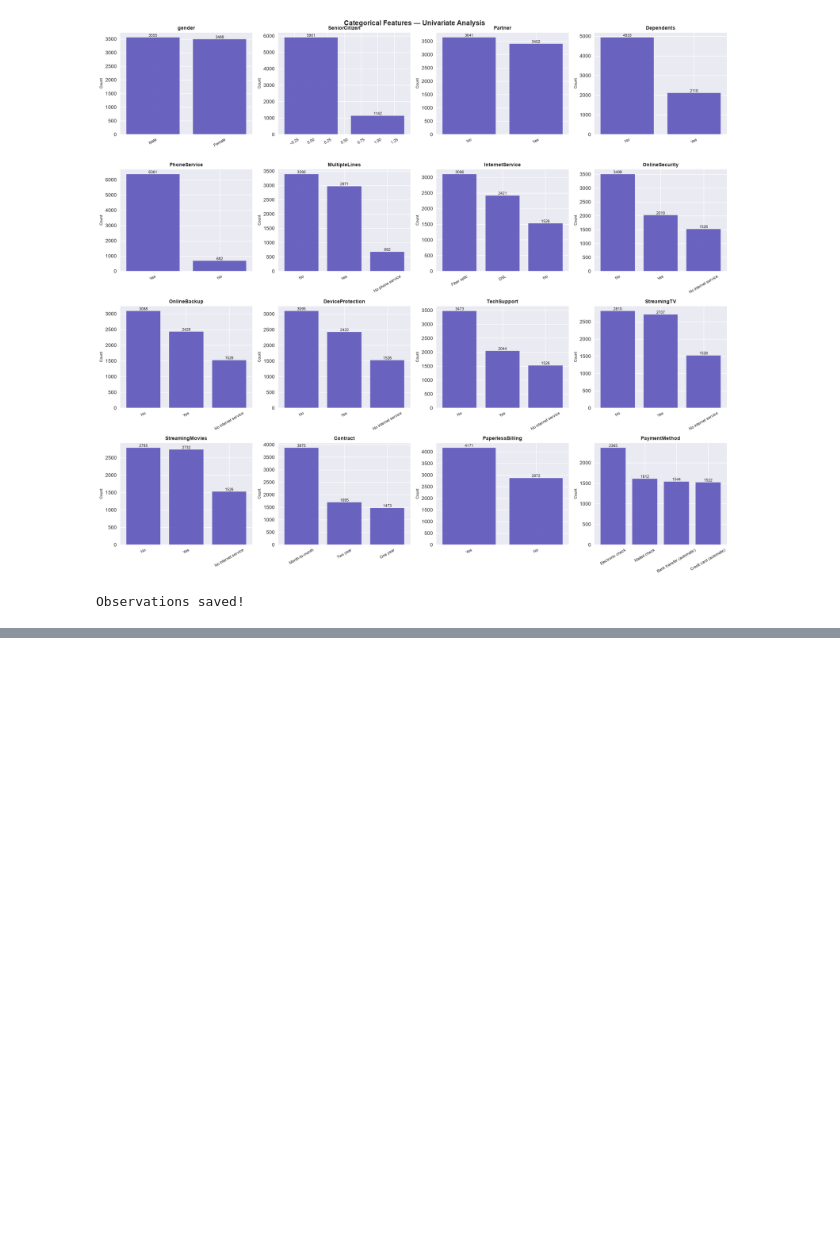
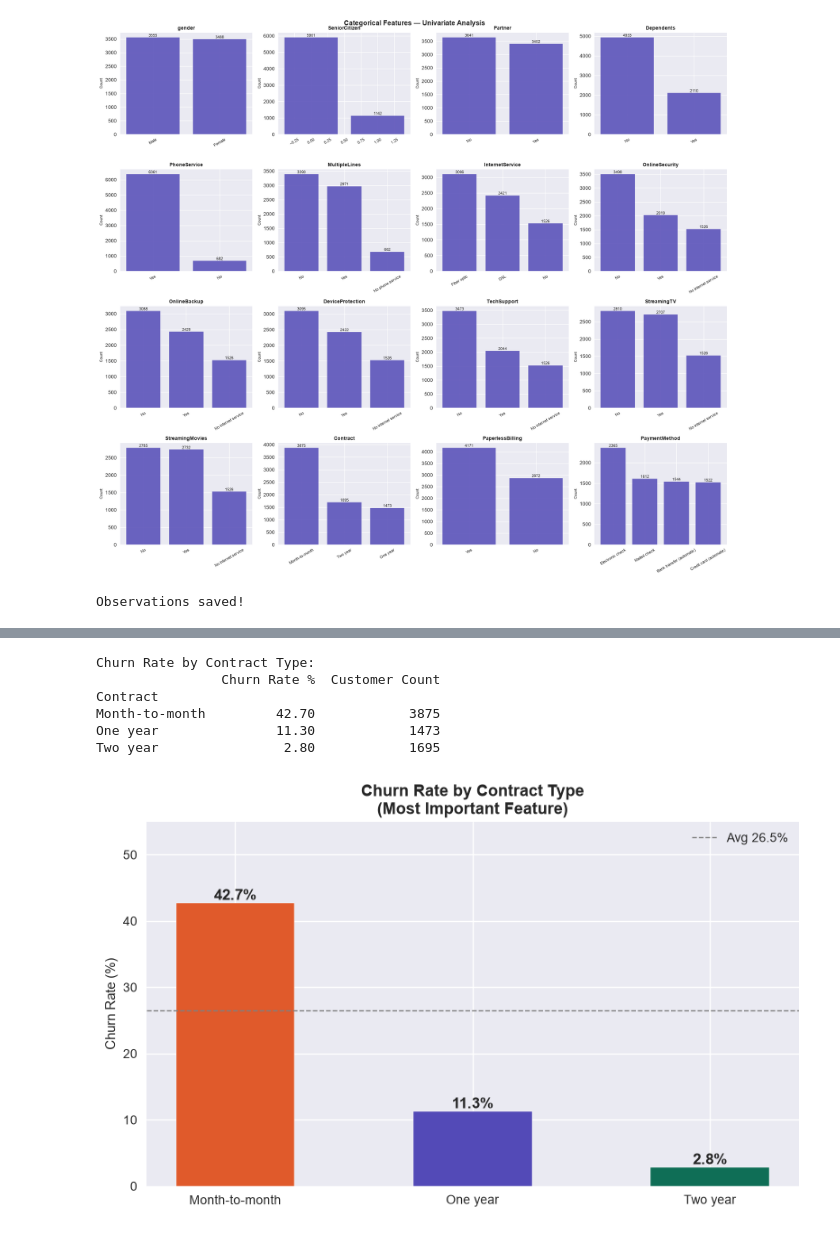
Before and after one commit to Kasak02/churn-predictor, a Jupyter notebook: 02_eda.ipynb, the cells around one changed output, grey strips where cells are left out. Drawn from its saved outputs; the diff is of its cells as text; code cells hidden in the pictures; blank space fills up the shorter version.

```diff
--- a/02_eda.ipynb
+++ b/02_eda.ipynb
@@ -347,0 +425,32 @@ Observations saved!
+# %%
+# contract type is the strongest predictor
+contract_churn = df.groupby('Contract')['Churn_Binary'].agg(['mean', 'count'])
+contract_churn['mean'] = contract_churn['mean'] * 100
+contract_churn.columns = ['Churn Rate %', 'Customer Count']
+
+print("Churn Rate by Contract Type:")
+print(contract_churn.round(1))
+
+fig, ax = plt.subplots(figsize=(8, 5))
+colors = ['#E05A2B', '#534AB7', '#0F6E56']
+bars = ax.bar(contract_churn.index,
+              contract_churn['Churn Rate %'],
+              color=colors, edgecolor='white', width=0.5)
+ax.bar_label(bars, fmt='%.1f%%', fontsize=12, fontweight='bold')
+ax.axhline(y= avg_churn_rate, color='gray', linestyle='--', linewidth=1, label='Avg 26.5%')
+ax.set_title('Churn Rate by Contract Type\n(Most Important Feature)',
+             fontweight='bold', fontsize=13)
+ax.set_ylabel('Churn Rate (%)')
+ax.set_ylim(0, 55)
+ax.legend()
+plt.tight_layout()
+plt.savefig('reports/contract_vs_churn.png', dpi=150, bbox_inches='tight')
+plt.show()
+# %% [output]
+Churn Rate by Contract Type:
+                Churn Rate %  Customer Count
+Contract
+Month-to-month         42.70            3875
+One year               11.30            1473
+Two year                2.80            1695
+[figure, added]
```
Also changed, not shown: parts of 9 cells of this notebook, 6 other files.
